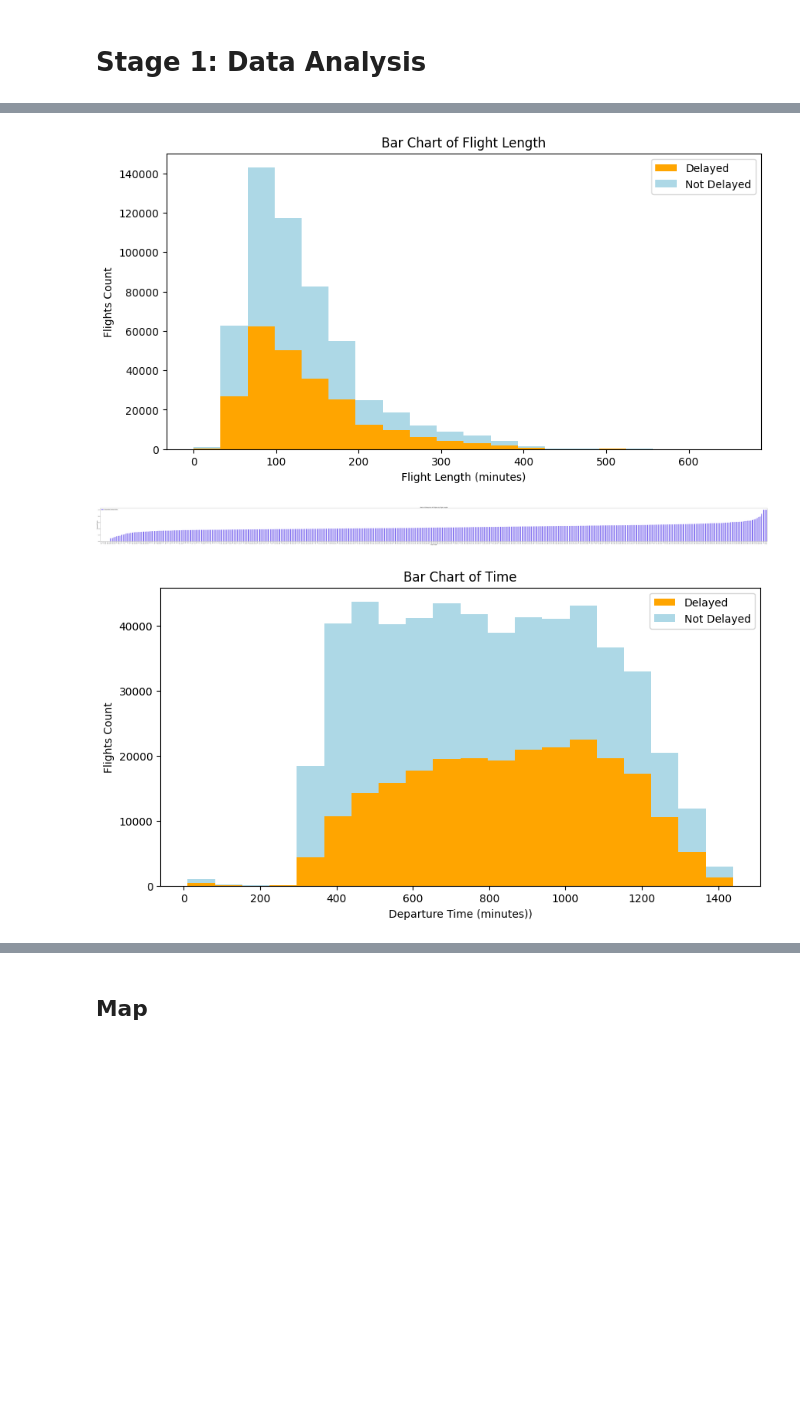
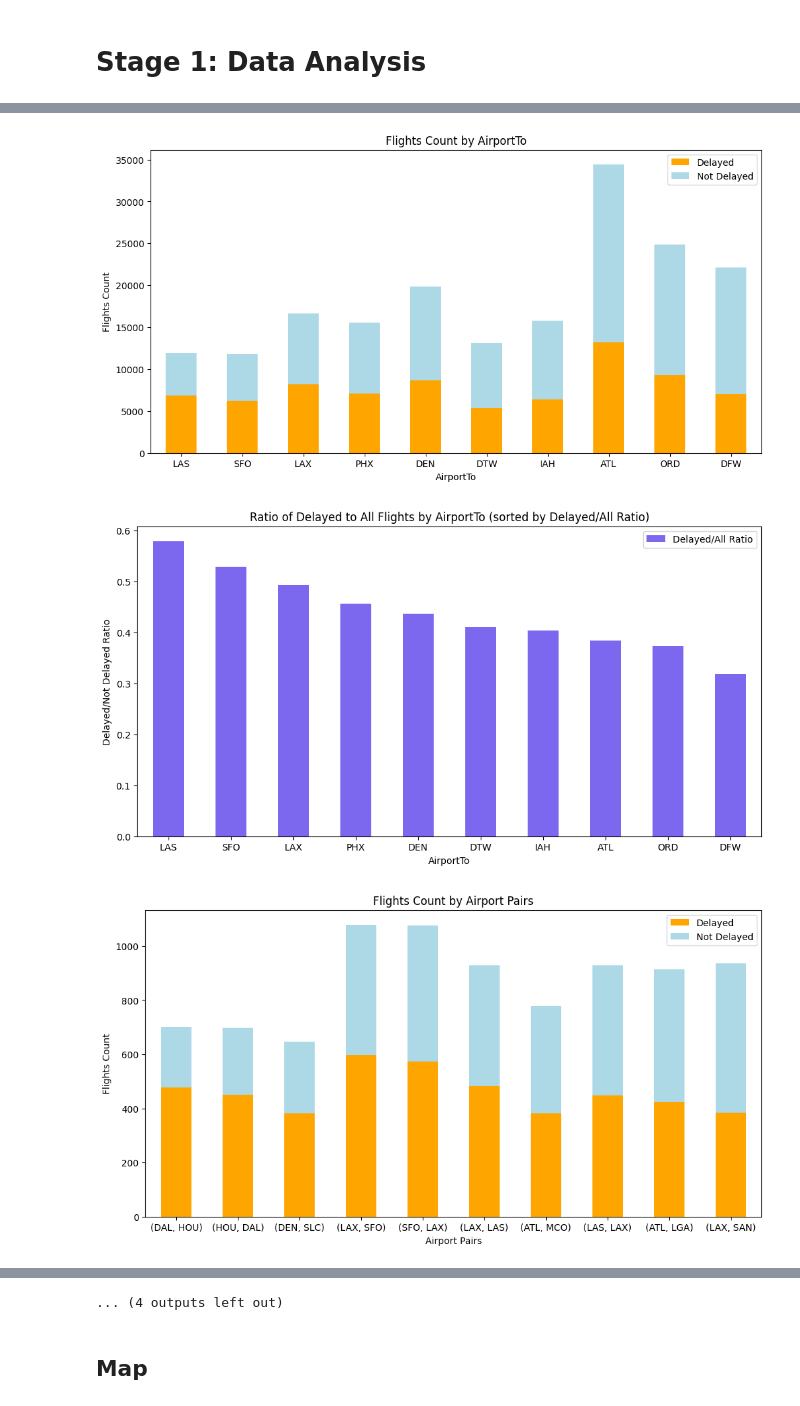
Before and after one commit to Timbo003/AT_IT, a Jupyter notebook: FinalFinalCode.ipynb, the cells around one changed output, grey strips where cells are left out. Saved outputs shown, nothing was run; the diff lists cells and outputs as text; code cells hidden in the pictures; blank space fills up the shorter version.

```diff
--- a/FinalFinalCode.ipynb
+++ b/FinalFinalCode.ipynb
@@ -93,7 +93,7 @@ delay_counts_by_airline['sum'].plot(kind='bar', color=colors[0], label='Delayed'
 (delay_counts_by_airline['count'] - delay_counts_by_airline['sum']).plot(kind='bar', bottom=delay_counts_by_airline['sum'], color=colors[1], label='Not Delayed')
 plt.xlabel('Airline')
 plt.ylabel('Flights Count')
-plt.title('Flights Count by Airline (Sorted by Ratio)')
+plt.title('Flights Count by Airline')
 plt.legend(['Delayed', 'Not Delayed'])
 plt.xticks(rotation=45)
 plt.show()
@@ -103,12 +103,12 @@ plt.figure(figsize=(12, 6))
 delay_counts_by_airline['ratio'].plot(kind='bar', color="mediumslateblue")
 plt.xlabel('Airline')
 plt.ylabel('Delayed/All Ratio')
-plt.title('Ratio of Delayed to All Flights by Airline')
+plt.title('Ratio of Delayed to All Flights by Airline (sorted by Delayed/All Ratio)')
 plt.legend(['Delayed/Not Delayed Ratio'])
 plt.xticks(rotation=45)
 plt.show()
 
-# 3. Bar Chart of Day of the Week vs. Delay Counts
+# 3. Bar Chart of Day of the DayOfWeek vs. Delay Counts
 day_counts = df.groupby('DayOfWeek')['Delay'].agg(['sum', 'count'])
 day_counts['ratio'] = day_counts['sum'] / day_counts['count']
 day_counts = day_counts.sort_values(by='DayOfWeek', ascending=True)
@@ -118,7 +118,7 @@ day_counts['sum'].plot(kind='bar', color=colors[0], label='Delayed')
 (day_counts['count'] - day_counts['sum']).plot(kind='bar', bottom=day_counts['sum'], color=colors[1], label='Not Delayed')
 plt.xlabel('Weekday')
 plt.ylabel('Flights Count')
-plt.title('Flights Count by Weekday (Sorted by Ratio)')
+plt.title('Flights Count by Weekday')
 plt.legend(['Delayed', 'Not Delayed'])
 plt.xticks(rotation=0)
 plt.show()
@@ -128,13 +128,63 @@ plt.figure(figsize=(12, 6))
 day_counts['ratio'].plot(kind='bar', color="mediumslateblue")
 plt.xlabel('Weekday')
 plt.ylabel('Delayed/All Ratio')
-plt.title('Ratio of Delayed to All Flights by Weekday')
+plt.title('Ratio of Delayed to All Flights by Weekday (sorted by DayOfWeek)')
 plt.legend(['Delayed/Not Delayed Ratio'])
 plt.xticks(rotation=0)
 plt.show()
 
 
-# 4. Bar Chart of Airport Pairs and Delay Counts
+# 4.1 Bar Chart of AirportFrom and Delay Counts
+airportFrom_counts = df.groupby(['AirportFrom'])['Delay'].agg(['sum', 'count']).nlargest(10, 'sum')
+airportFrom_counts['ratio'] = airportFrom_counts['sum'] / airportFrom_counts['count']
+airportFrom_counts = airportFrom_counts.sort_values(by='ratio', ascending=False)
+
+plt.figure(figsize=(12, 6))
+airportFrom_counts['sum'].plot(kind='bar', color=colors[0], label='Delayed')
+(airportFrom_counts['count'] - airportFrom_counts['sum']).plot(kind='bar', bottom=airportFrom_counts['sum'], color=colors[1], label='Not Delayed')
+plt.xlabel('AirportFrom')
+plt.ylabel('Flights Count')
+plt.title('Flights Count by AirportFrom')
+plt.legend(['Delayed', 'Not Delayed'])
+plt.xticks(rotation=0)
+plt.show()
+
+# Ratio of Delayed to Not Delayed Flights by AirportFrom
+plt.figure(figsize=(12, 6))
+airportFrom_counts['ratio'].plot(kind='bar', color="mediumslateblue")
+plt.xlabel('AirportFrom')
+plt.ylabel('Delayed/Not Delayed Ratio')
+plt.title('Ratio of Delayed to All Flights by AirportFrom (sorted by Delayed/All Ratio)')
+plt.legend(['Delayed/All Ratio'])
+plt.xticks(rotation=0)
+plt.show()
+
+# 4.2 Bar Chart of AirportTo and Delay Counts
+airportTo_counts = df.groupby(['AirportTo'])['Delay'].agg(['sum', 'count']).nlargest(10, 'sum')
+airportTo_counts['ratio'] = airportTo_counts['sum'] / airportTo_counts['count']
+airportTo_counts = airportTo_counts.sort_values(by='ratio', ascending=False)
+
+plt.figure(figsize=(12, 6))
+airportTo_counts['sum'].plot(kind='bar', color=colors[0], label='Delayed')
+(airportTo_counts['count'] - airportTo_counts['sum']).plot(kind='bar', bottom=airportTo_counts['sum'], color=colors[1], label='Not Delayed')
+plt.xlabel('AirportTo')
+plt.ylabel('Flights Count')
+plt.title('Flights Count by AirportTo')
+plt.legend(['Delayed', 'Not Delayed'])
+plt.xticks(rotation=0)
+plt.show()
+
+# Ratio of Delayed to Not Delayed Flights by Airline
+plt.figure(figsize=(12, 6))
+airportTo_counts['ratio'].plot(kind='bar', color="mediumslateblue")
+plt.xlabel('AirportTo')
+plt.ylabel('Delayed/Not Delayed Ratio')
+plt.title('Ratio of Delayed to All Flights by AirportTo (sorted by Delayed/All Ratio)')
+plt.legend(['Delayed/All Ratio'])
+plt.xticks(rotation=0)
+plt.show()
+
+# 4.3 Bar Chart of Airport Pairs and Delay Counts
 airport_pairs_counts = df.groupby(['AirportFrom', 'AirportTo'])['Delay'].agg(['sum', 'count']).nlargest(10, 'sum')
 airport_pairs_counts['ratio'] = airport_pairs_counts['sum'] / airport_pairs_counts['count']
 airport_pairs_counts = airport_pairs_counts.sort_values(by='ratio', ascending=False)
@@ -144,7 +194,7 @@ airport_pairs_counts['sum'].plot(kind='bar', color=colors[0], label='Delayed')
 (airport_pairs_counts['count'] - airport_pairs_counts['sum']).plot(kind='bar', bottom=airport_pairs_counts['sum'], color=colors[1], label='Not Delayed')
 plt.xlabel('Airport Pairs')
 plt.ylabel('Flights Count')
-plt.title('Flights Count by Airport Pairs (Sorted by Ratio)')
+plt.title('Flights Count by Airport Pairs')
 plt.legend(['Delayed', 'Not Delayed'])
 plt.xticks(rotation=0)
 plt.show()
@@ -154,7 +204,7 @@ plt.figure(figsize=(12, 6))
 airport_pairs_counts['ratio'].plot(kind='bar', color="mediumslateblue")
 plt.xlabel('Airport Pairs')
 plt.ylabel('Delayed/Not Delayed Ratio')
-plt.title('Ratio of Delayed to All Flights by Airport Pairs')
+plt.title('Ratio of Delayed to All Flights by Airport Pairs (sorted by Delayed/All Ratio)')
 plt.legend(['Delayed/All Ratio'])
 plt.xticks(rotation=0)
 plt.show()
@@ -171,12 +221,13 @@ plt.show()
 length_counts = df.groupby(['Length'])['Delay'].agg(['sum', 'count'])
 length_counts['ratio'] = length_counts['sum'] / length_counts['count']
 length_counts = length_counts.sort_values(by='ratio', ascending=True)
+
 # Ratio of Delayed to Not Delayed Flights by Airline
 plt.figure(figsize=(120, 6))
 length_counts['ratio'].plot(kind='bar', color="mediumslateblue")
 plt.xlabel('Flight Length')
 plt.ylabel('Delayed/All Ratio')
-plt.title('Ratio of Delayed to All Flights by Flight Length')
+plt.title('Ratio of Delayed to All Flights by Flight Length (sorted by Delayed/All Ratio)')
 plt.legend(['Delayed/Not Delayed Ratio'])
 plt.xticks(rotation=90)
 plt.show()
@@ -198,7 +249,7 @@ plt.figure(figsize=(120, 6))
 time_counts['ratio'].plot(kind='bar', color="mediumslateblue")
 plt.xlabel('Departure Time (minutes)')
 plt.ylabel('Delayed/All Ratio')
-plt.title('Ratio of Delayed to All Flights by Departure Time')
+plt.title('Ratio of Delayed to All Flights by Departure Time (sorted by Delayed/All Ratio)')
 plt.legend(['Delayed/Not Delayed Ratio'])
 plt.xticks(rotation=90)
 plt.show()
@@ -230,3 +281,3 @@ Name: count, dtype: int64
-[figure, old version]
+[figure, new version]
-[figure, old version]
+[figure, new version]
-[figure, old version]
+[figure, new version]
@@ -234,3 +285,4 @@ Name: count, dtype: int64
+... (4 outputs left out)
 # %% [markdown]
 ## Map
 # %%
```
Also changed, not shown: parts of 3 cells of this notebook, 1 other file.
